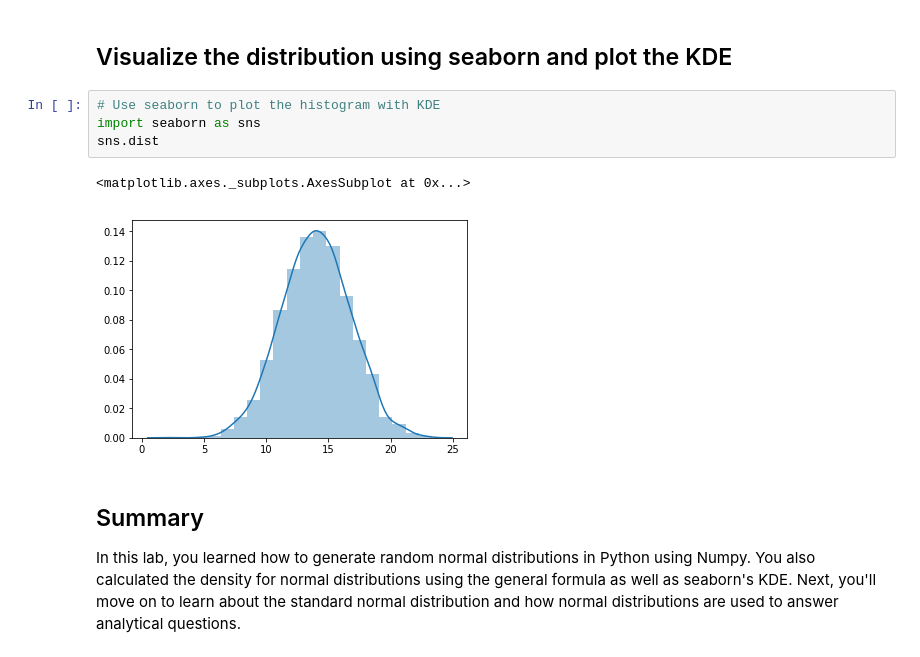
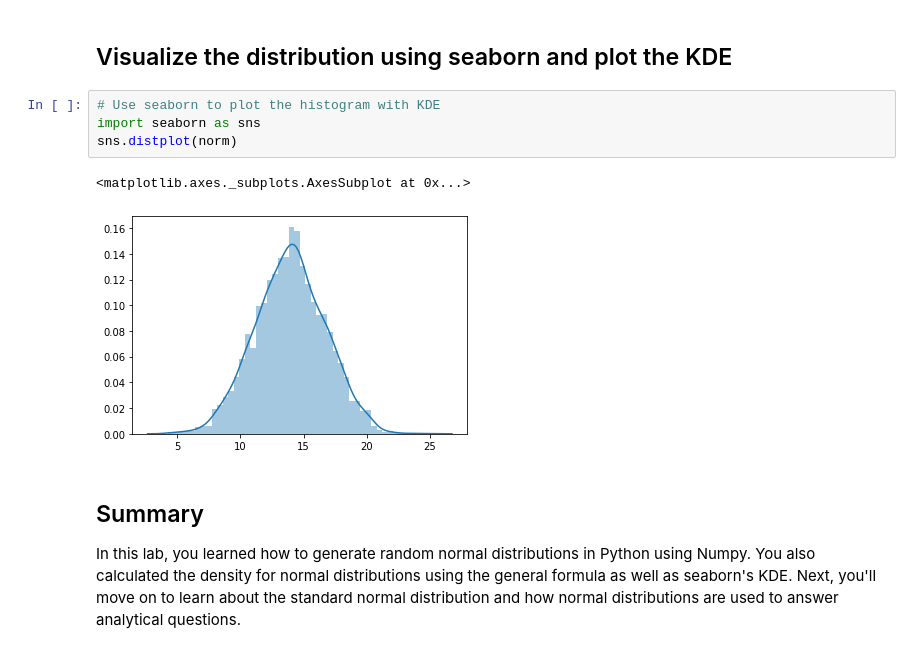
Before and after one commit to gywooo1/dsc-normal-distribution-lab-hbs-ds-060120, a Jupyter notebook: index.ipynb, the cells around one changed output. Saved outputs shown, nothing was run; the diff lists cells and outputs as text.

```diff
--- a/index.ipynb
+++ b/index.ipynb
@@ -66,10 +66,10 @@ density = None
 # %%
 # Use seaborn to plot the histogram with KDE
 import seaborn as sns
-sns.dist
+sns.distplot(norm)
 # %% [output]
 <matplotlib.axes._subplots.AxesSubplot at 0x...>
-[figure, old version]
+[figure, new version]
 # %% [markdown]
 ## Summary
 
```
